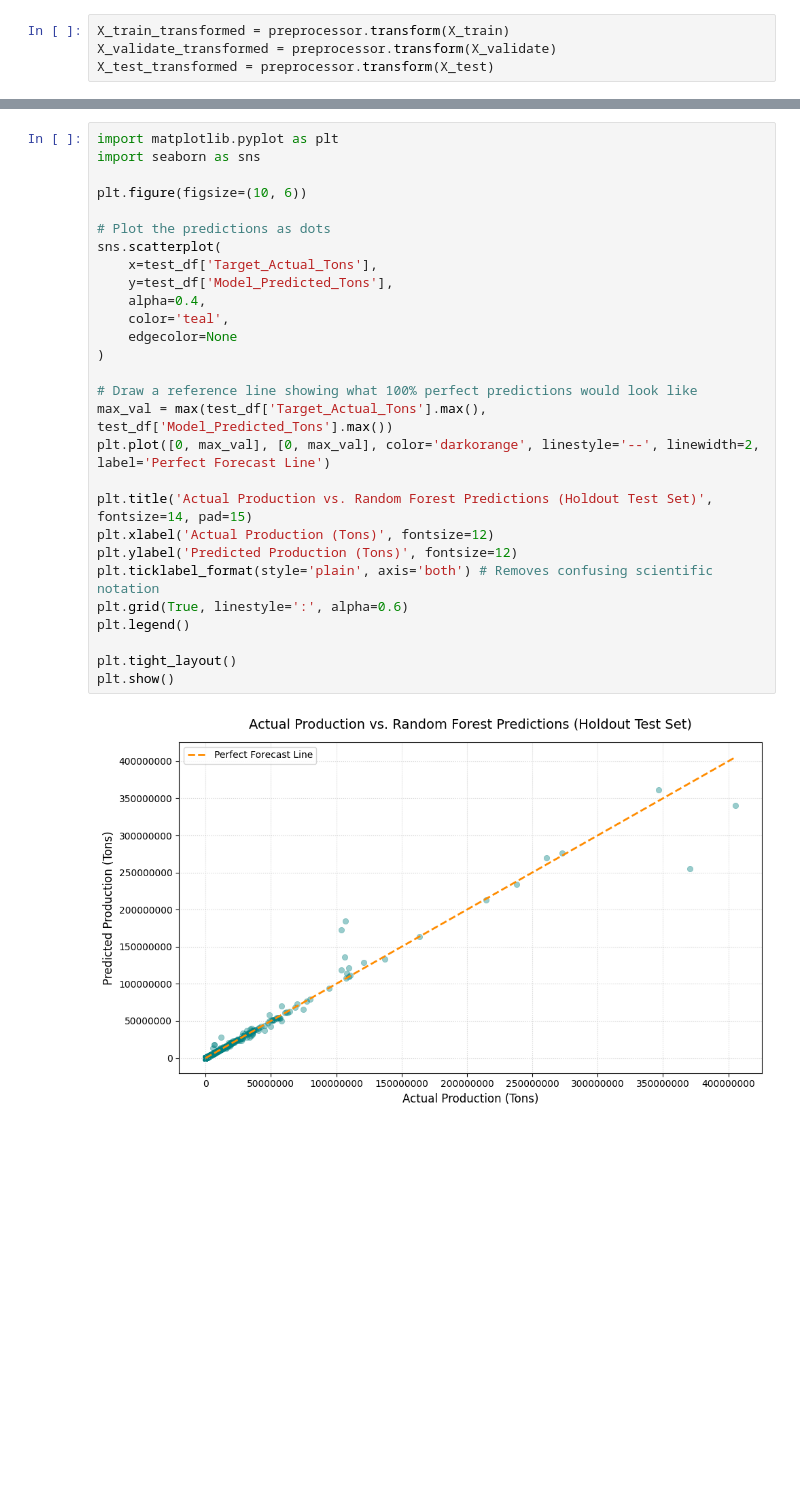
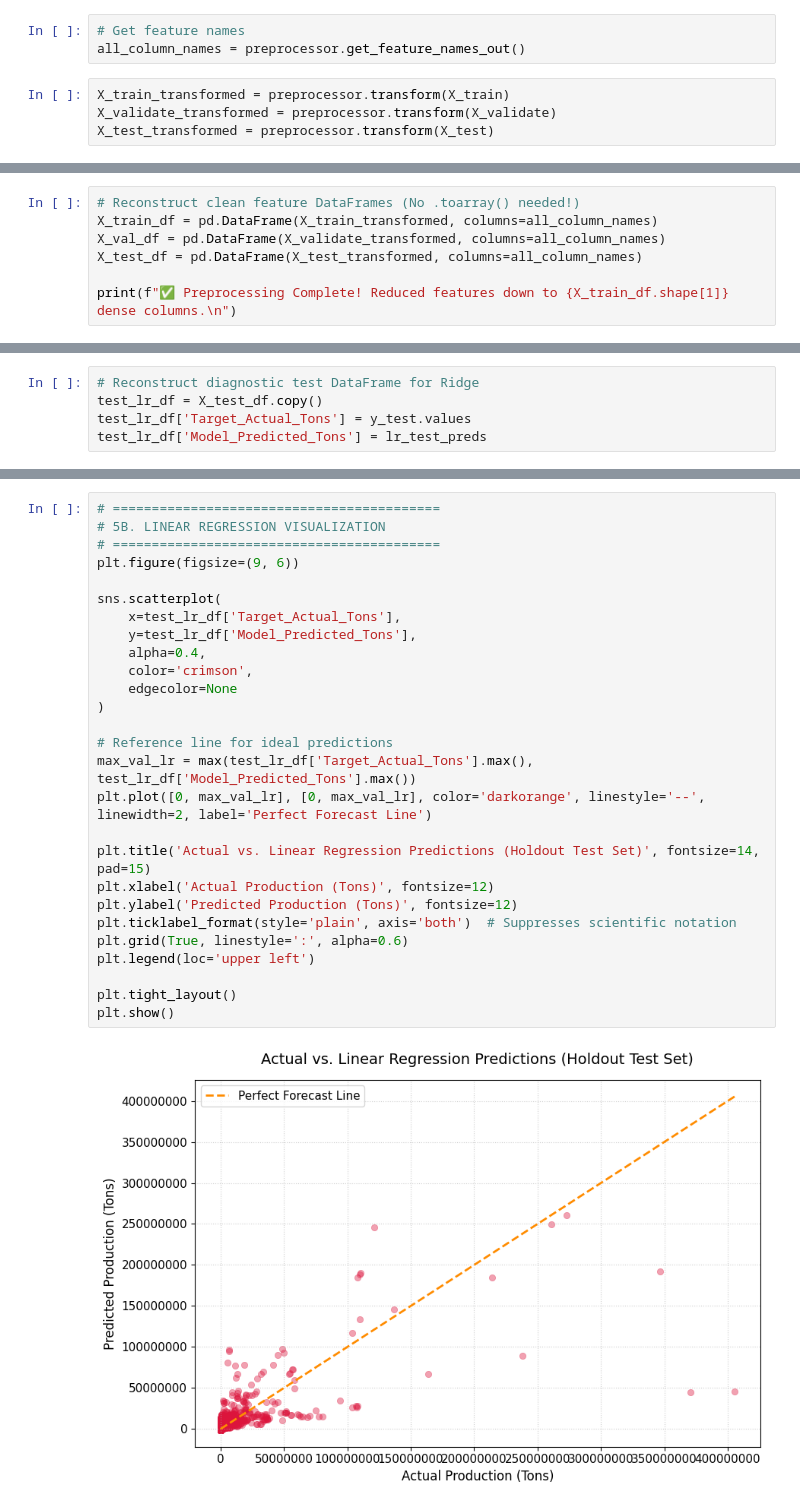
Before and after one commit to yasmeen-lab/crop-production-forecasting, a Jupyter notebook: model_training.ipynb, the cells around one changed output, grey strips where cells are left out. Drawn from its saved outputs; the diff is of its cells as text; blank space fills up the shorter version.

Commit message:
Updated model_training notebook

```diff
--- a/model_training.ipynb
+++ b/model_training.ipynb
@@ -75,3 +77,6 @@ print(X_train.head())
+# %%
+# Get feature names
+all_column_names = preprocessor.get_feature_names_out()
 # %%
 X_train_transformed = preprocessor.transform(X_train)
 X_validate_transformed = preprocessor.transform(X_validate)
@@ -167,0 +84,7 @@ test_df['Model_Predicted_Tons'] = test_preds
+# %%
+# Reconstruct clean feature DataFrames (No .toarray() needed!)
+X_train_df = pd.DataFrame(X_train_transformed, columns=all_column_names)
+X_val_df = pd.DataFrame(X_validate_transformed, columns=all_column_names)
+X_test_df = pd.DataFrame(X_test_transformed, columns=all_column_names)
+
+print(f"✅ Preprocessing Complete! Reduced features down to {X_train_df.shape[1]} dense columns.\n")
@@ -195,0 +156,5 @@ print(test_df[['Year', 'Area_Harvested_ha', 'Target_Actual_Tons', 'Model_Predict
+# %%
+# Reconstruct diagnostic test DataFrame for Ridge
+test_lr_df = X_test_df.copy()
+test_lr_df['Target_Actual_Tons'] = y_test.values
+test_lr_df['Model_Predicted_Tons'] = lr_test_preds
@@ -196,30 +193,29 @@ print(test_df[['Year', 'Area_Harvested_ha', 'Target_Actual_Tons', 'Model_Predict
 # %%
-import matplotlib.pyplot as plt
-import seaborn as sns
+# ==========================================
+# 5B. LINEAR REGRESSION VISUALIZATION
+# ==========================================
+plt.figure(figsize=(9, 6))
 
-plt.figure(figsize=(10, 6))
-
-# Plot the predictions as dots
 sns.scatterplot(
-    x=test_df['Target_Actual_Tons'],
-    y=test_df['Model_Predicted_Tons'],
+    x=test_lr_df['Target_Actual_Tons'],
+    y=test_lr_df['Model_Predicted_Tons'],
     alpha=0.4,
-    color='teal',
+    color='crimson',
     edgecolor=None
 )
 
-# Draw a reference line showing what 100% perfect predictions would look like
-max_val = max(test_df['Target_Actual_Tons'].max(), test_df['Model_Predicted_Tons'].max())
-plt.plot([0, max_val], [0, max_val], color='darkorange', linestyle='--', linewidth=2, label='Perfect Forecast Line')
+# Reference line for ideal predictions
+max_val_lr = max(test_lr_df['Target_Actual_Tons'].max(), test_lr_df['Model_Predicted_Tons'].max())
+plt.plot([0, max_val_lr], [0, max_val_lr], color='darkorange', linestyle='--', linewidth=2, label='Perfect Forecast Line')
 
-plt.title('Actual Production vs. Random Forest Predictions (Holdout Test Set)', fontsize=14, pad=15)
+plt.title('Actual vs. Linear Regression Predictions (Holdout Test Set)', fontsize=14, pad=15)
 plt.xlabel('Actual Production (Tons)', fontsize=12)
 plt.ylabel('Predicted Production (Tons)', fontsize=12)
-plt.ticklabel_format(style='plain', axis='both') # Removes confusing scientific notation
+plt.ticklabel_format(style='plain', axis='both')  # Suppresses scientific notation
 plt.grid(True, linestyle=':', alpha=0.6)
-plt.legend()
+plt.legend(loc='upper left')
 
 plt.tight_layout()
 plt.show()
 # %% [output]
-[figure, old version]
+[figure, new version]
```
Also changed, not shown: parts of 20 cells of this notebook.
